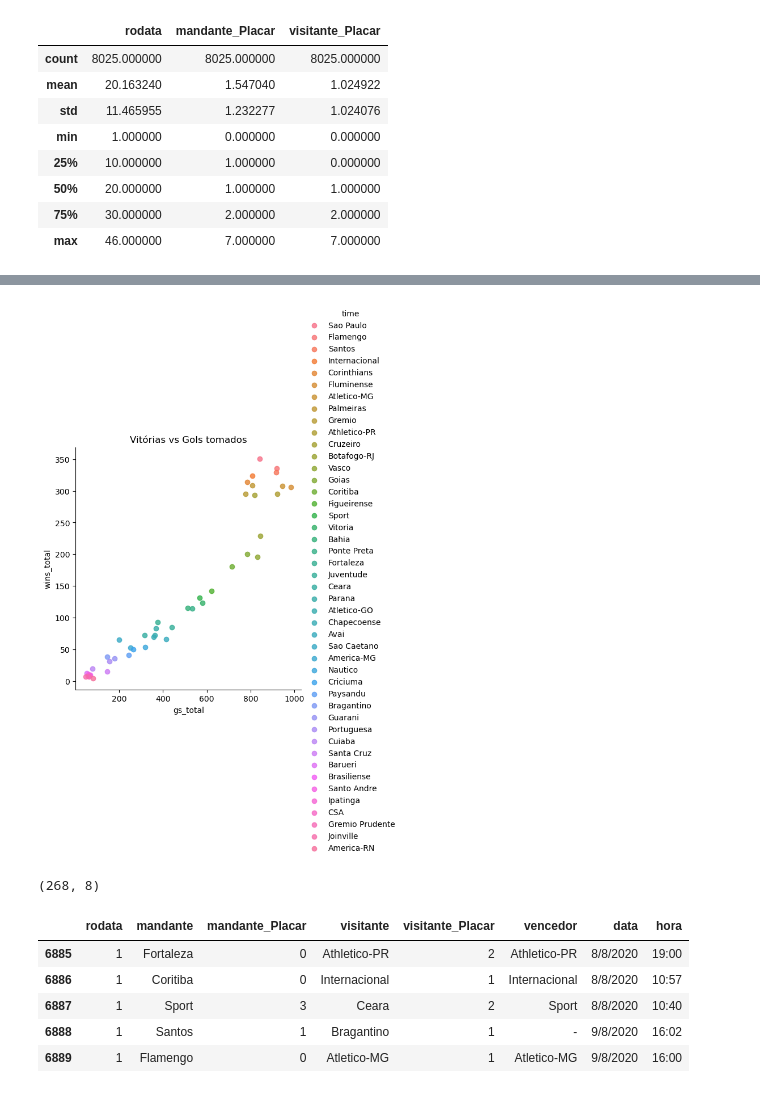
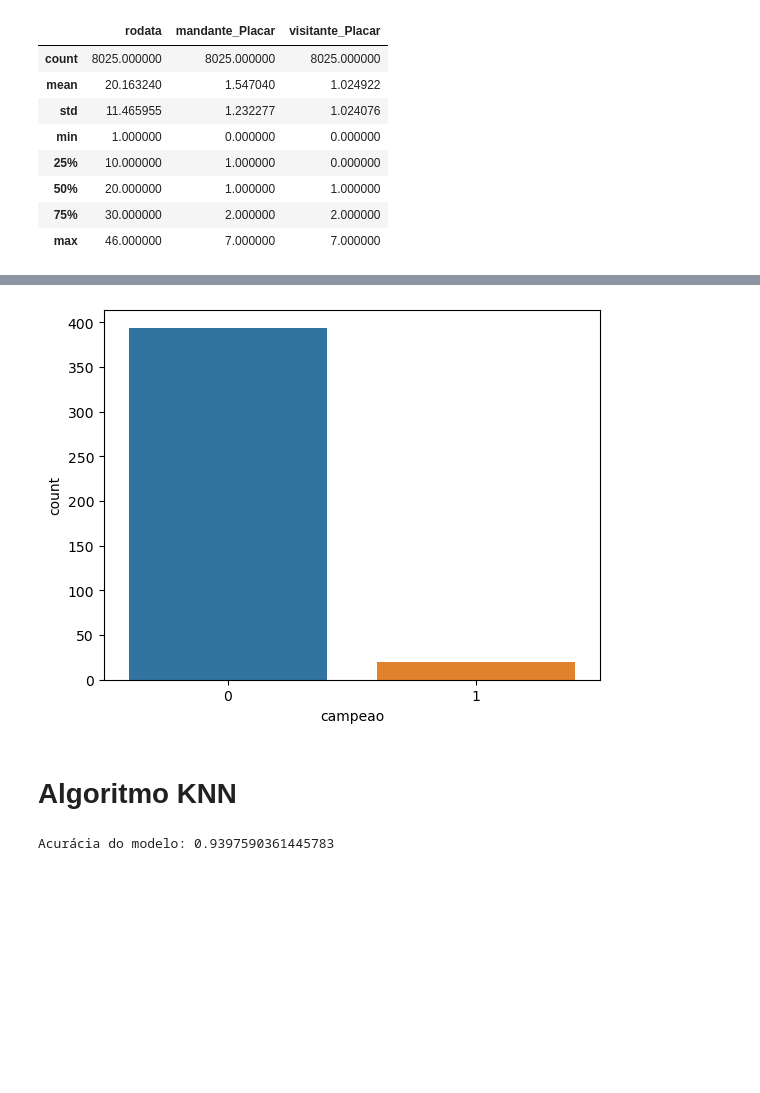
Before and after one commit to gabriel-arrvda/ac2-padroes, a Jupyter notebook: brasileirao.ipynb, the cells around one changed output, grey strips where cells are left out. Saved outputs shown, nothing was run; the diff lists cells and outputs as text; code cells hidden in the pictures; blank space fills up the shorter version.

```diff
--- a/brasileirao.ipynb
+++ b/brasileirao.ipynb
@@ -315,23 +225,7 @@ plt.show()
-# %%
-sns.lmplot(x='gs_total', y='wins_total', data=totalGames,
-           fit_reg=False,
-           hue='time')
-
-plt.title('Vitórias vs Gols tomados')
-
-# mostra o gráfico
-plt.show()
-# %% [output]
-[figure, removed]
-# %%
-gamesDf_2020 = gamesDf.loc[gamesDf['data'].str.contains('2020')]
-print(gamesDf_2020.shape)
-gamesDf_2020.head()
-# %% [output]
-(268, 8)
-|  | rodata | mandante | mandante_Placar | visitante | visitante_Placar | vencedor | data | hora |
-| 6885 | 1 | Fortaleza | 0 | Athletico-PR | 2 | Athletico-PR | 8/8/2020 | 19:00 |
-| 6886 | 1 | Coritiba | 0 | Internacional | 1 | Internacional | 8/8/2020 | 10:57 |
-| 6887 | 1 | Sport | 3 | Ceara | 2 | Sport | 8/8/2020 | 10:40 |
-| 6888 | 1 | Santos | 1 | Bragantino | 1 | - | 9/8/2020 | 16:02 |
-| 6889 | 1 | Flamengo | 0 | Atletico-MG | 1 | Atletico-MG | 9/8/2020 | 16:00 |
+# %%
+sns.countplot(x="campeao", data=totalSeasons)
+plt.show()
+# %% [output]
+[figure, added]
+# %% [markdown]
+# Algoritmo KNN
@@ -337,0 +238,15 @@ gamesDf_2020.head()
+# %%
+knn_model = KNeighborsClassifier(n_neighbors=1)  # Você pode ajustar o número de vizinhos (k) conforme necessário
+
+# Treinar o modelo
+knn_model.fit(X_train, y_train)
+
+# Fazer previsões
+y_pred = knn_model.predict(X_test)
+
+# Avaliar a precisão do modelo
+accuracy = accuracy_score(y_test, y_pred)
+
+print(f'Acurácia do modelo: {accuracy}')
+# %% [output]
+Acurácia do modelo: 0.9397590361445783
```
Also changed, not shown: parts of 20 cells of this notebook.
